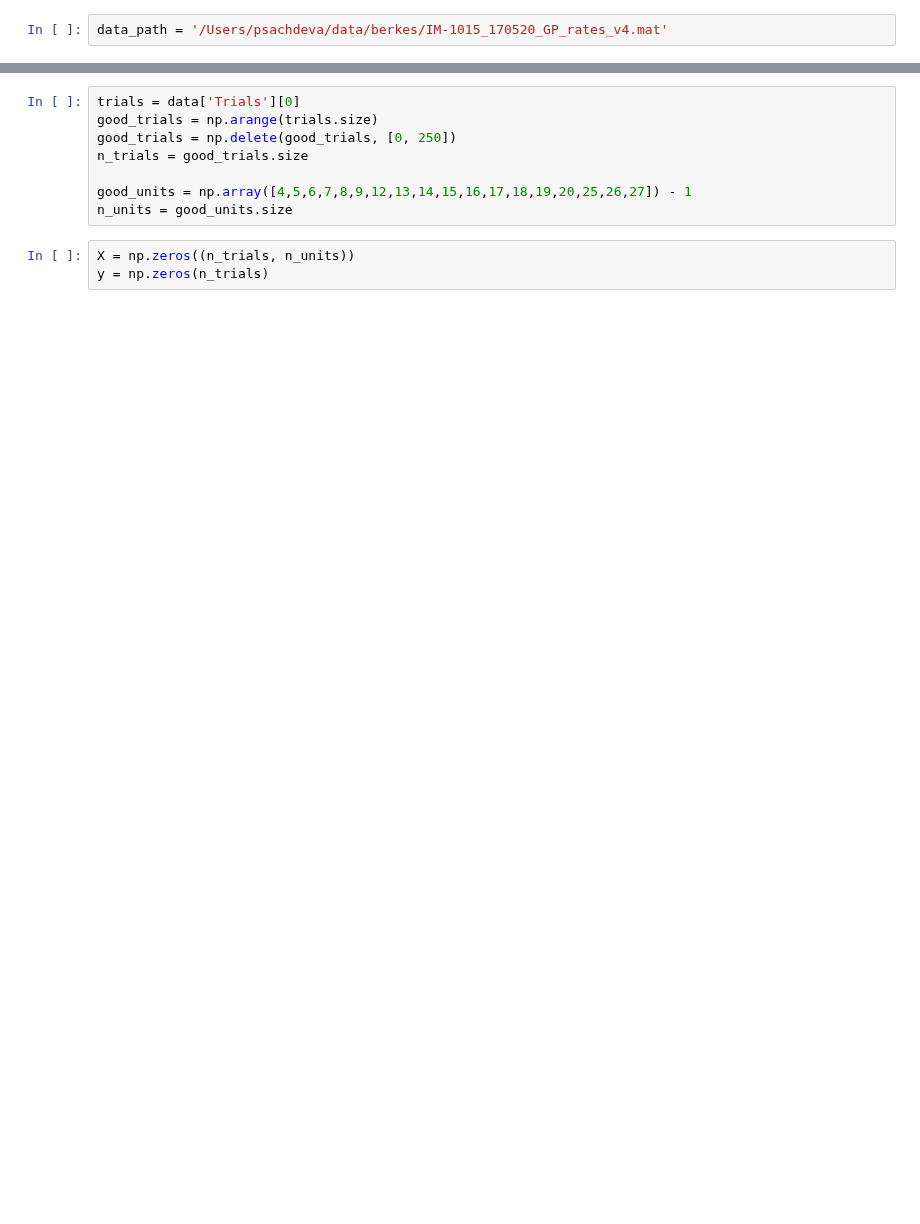
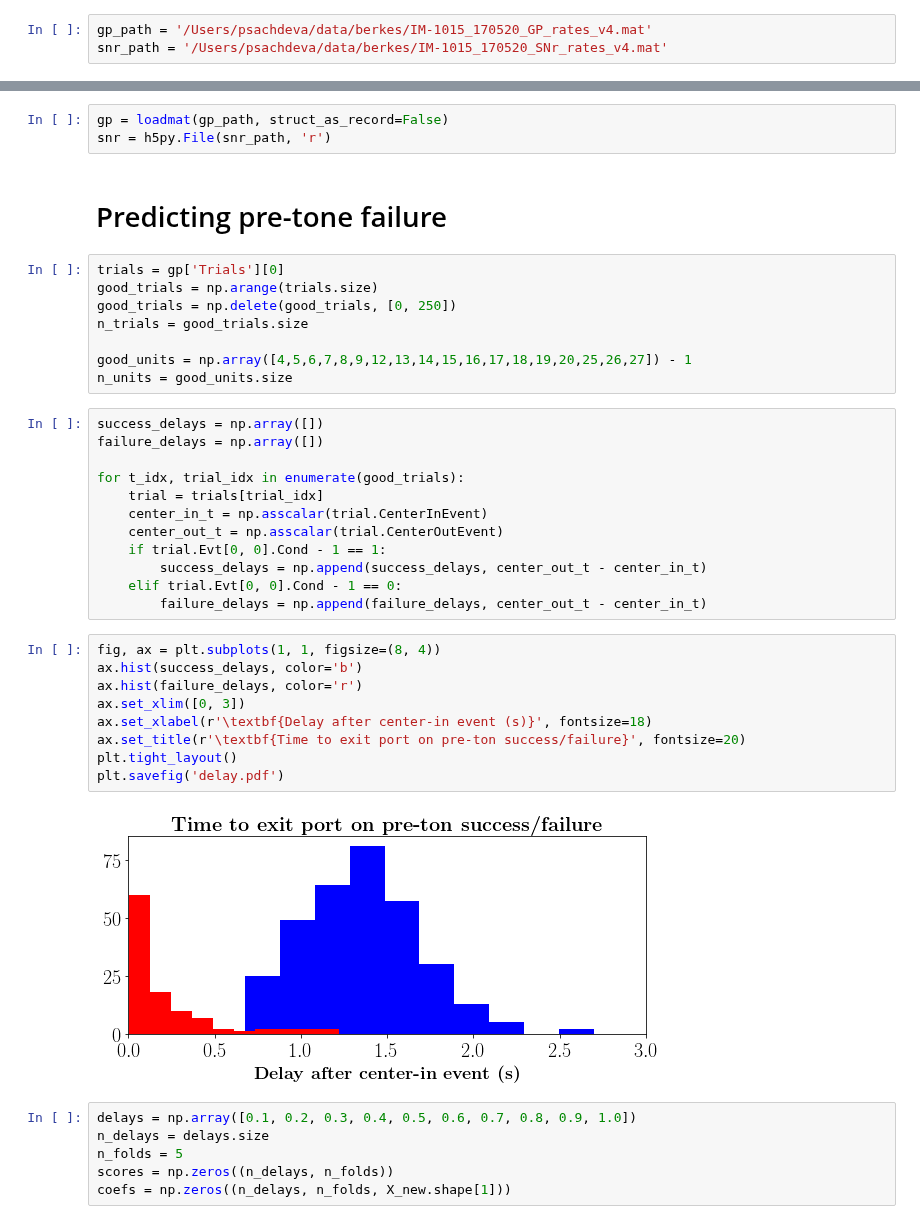
Before and after one commit to pssachdeva/uoi_neuroscience, a Jupyter notebook: classification/bg.ipynb, the cells around one changed output, grey strips where cells are left out. Saved outputs shown, nothing was run; the diff lists cells and outputs as text; blank space fills up the shorter version.

```diff
--- a/classification/bg.ipynb
+++ b/classification/bg.ipynb
@@ -7,4 +9,5 @@ from sklearn.linear_model import LogisticRegressionCV
 from sklearn.preprocessing import StandardScaler
 %matplotlib inline
 # %%
-data_path = '/Users/psachdeva/data/berkes/IM-1015_170520_GP_rates_v4.mat'
+gp_path = '/Users/psachdeva/data/berkes/IM-1015_170520_GP_rates_v4.mat'
+snr_path = '/Users/psachdeva/data/berkes/IM-1015_170520_SNr_rates_v4.mat'
@@ -13,12 +14,43 @@ data = loadmat(data_path, struct_as_record=False)
+# %%
+gp = loadmat(gp_path, struct_as_record=False)
+snr = h5py.File(snr_path, 'r')
+# %% [markdown]
+# Predicting pre-tone failure
 # %%
-trials = data['Trials'][0]
+trials = gp['Trials'][0]
 good_trials = np.arange(trials.size)
 good_trials = np.delete(good_trials, [0, 250])
 n_trials = good_trials.size
 
 good_units = np.array([4,5,6,7,8,9,12,13,14,15,16,17,18,19,20,25,26,27]) - 1
 n_units = good_units.size
-# %%
-X = np.zeros((n_trials, n_units))
-y = np.zeros(n_trials)
+# %%
+success_delays = np.array([])
+failure_delays = np.array([])
+
+for t_idx, trial_idx in enumerate(good_trials):
+    trial = trials[trial_idx]
+    center_in_t = np.asscalar(trial.CenterInEvent)
+    center_out_t = np.asscalar(trial.CenterOutEvent)
+    if trial.Evt[0, 0].Cond - 1 == 1:
+        success_delays = np.append(success_delays, center_out_t - center_in_t)
+    elif trial.Evt[0, 0].Cond - 1 == 0:
+        failure_delays = np.append(failure_delays, center_out_t - center_in_t)
+# %%
+fig, ax = plt.subplots(1, 1, figsize=(8, 4))
+ax.hist(success_delays, color='b')
+ax.hist(failure_delays, color='r')
+ax.set_xlim([0, 3])
+ax.set_xlabel(r'\textbf{Delay after center-in event (s)}', fontsize=18)
+ax.set_title(r'\textbf{Time to exit port on pre-ton success/failure}', fontsize=20)
+plt.tight_layout()
+plt.savefig('delay.pdf')
+# %% [output]
+[figure, added]
+# %%
+delays = np.array([0.1, 0.2, 0.3, 0.4, 0.5, 0.6, 0.7, 0.8, 0.9, 1.0])
+n_delays = delays.size
+n_folds = 5
+scores = np.zeros((n_delays, n_folds))
+coefs = np.zeros((n_delays, n_folds, X_new.shape[1]))
 # %%
```
Also changed, not shown: parts of 18 cells of this notebook, 1 other file.
